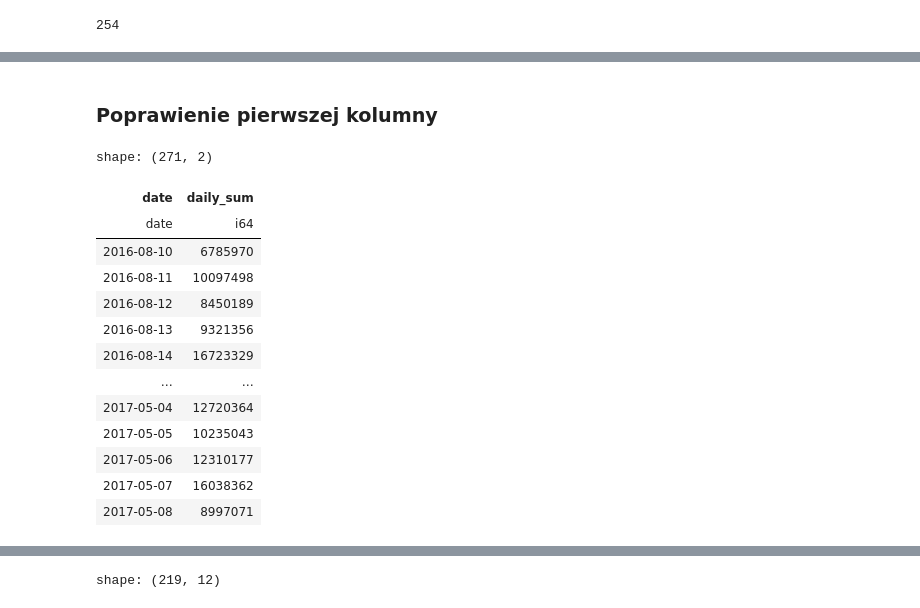
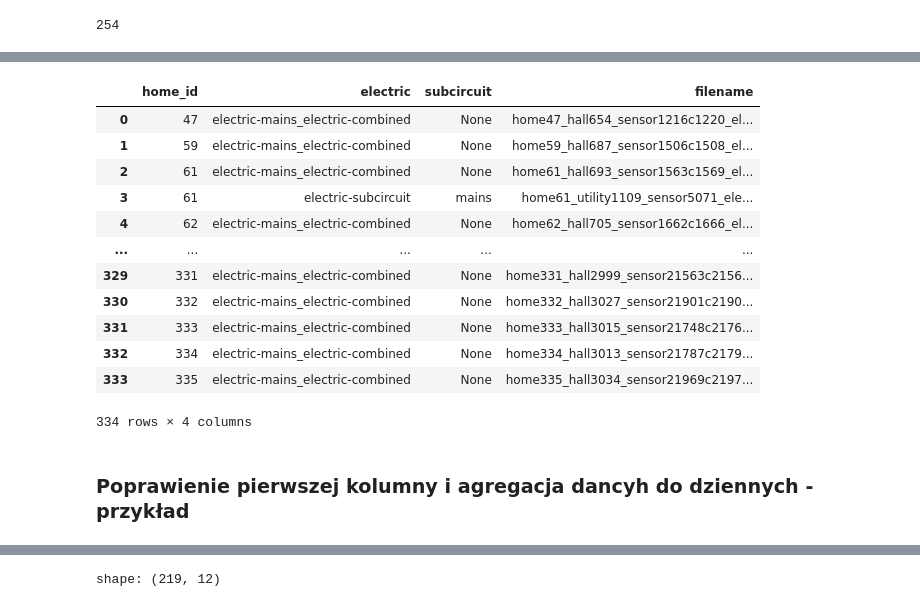
Before and after one commit to JSlusarek/Projekt-Dyplomowy-ISSI-Jan-lusarek-Kacper-Gruca, a Jupyter notebook: working_dir/code/prepare_data_electricity_usage.ipynb, the cells around one changed output, grey strips where cells are left out. Cells and saved outputs as stored; diff of their text form; code cells hidden in the pictures.

```diff
--- a/working_dir/code/prepare_data_electricity_usage.ipynb
+++ b/working_dir/code/prepare_data_electricity_usage.ipynb
@@ -38,2 +38,18 @@ appliance_data_to_process
+# %%
+household_sensors_data_to_process
+# %% [output]
+|  | home_id | electric | subcircuit | filename |
+| 0 | 47 | electric-mains_electric-combined | None | home47_hall654_sensor1216c1220_el... |
+| 1 | 59 | electric-mains_electric-combined | None | home59_hall687_sensor1506c1508_el... |
+| 2 | 61 | electric-mains_electric-combined | None | home61_hall693_sensor1563c1569_el... |
+| 3 | 61 | electric-subcircuit | mains | home61_utility1109_sensor5071_ele... |
+| 4 | 62 | electric-mains_electric-combined | None | home62_hall705_sensor1662c1666_el... |
+| ... | ... | ... | ... | ... |
+| 329 | 331 | electric-mains_electric-combined | None | home331_hall2999_sensor21563c2156... |
+| 330 | 332 | electric-mains_electric-combined | None | home332_hall3027_sensor21901c2190... |
+| 331 | 333 | electric-mains_electric-combined | None | home333_hall3015_sensor21748c2176... |
+| 332 | 334 | electric-mains_electric-combined | None | home334_hall3013_sensor21787c2179... |
+| 333 | 335 | electric-mains_electric-combined | None | home335_hall3034_sensor21969c2197... |
+334 rows × 4 columns
 # %% [markdown]
-### Poprawienie pierwszej kolumny
+### Poprawienie pierwszej kolumny i agregacja dancyh do dziennych - przykład
@@ -45,19 +56,2 @@ daily_data = aggregate_data_daily(df)
-# %%
-daily_data
-# %% [output]
-shape: (271, 2)
-| date | daily_sum |
-| date | i64 |
-| 2016-08-10 | 6785970 |
-| 2016-08-11 | 10097498 |
-| 2016-08-12 | 8450189 |
-| 2016-08-13 | 9321356 |
-| 2016-08-14 | 16723329 |
-| … | … |
-| 2017-05-04 | 12720364 |
-| 2017-05-05 | 10235043 |
-| 2017-05-06 | 12310177 |
-| 2017-05-07 | 16038362 |
-| 2017-05-08 | 8997071 |
 # %%
 df = pl.read_parquet("../../Data/Parquet/room_and_appliance_sensors/sensordata/home61_kitchen695_sensor1967_electric-appliance_kettle.parquet")
```
Also changed, not shown: parts of 30 cells of this notebook, 1 other file.
